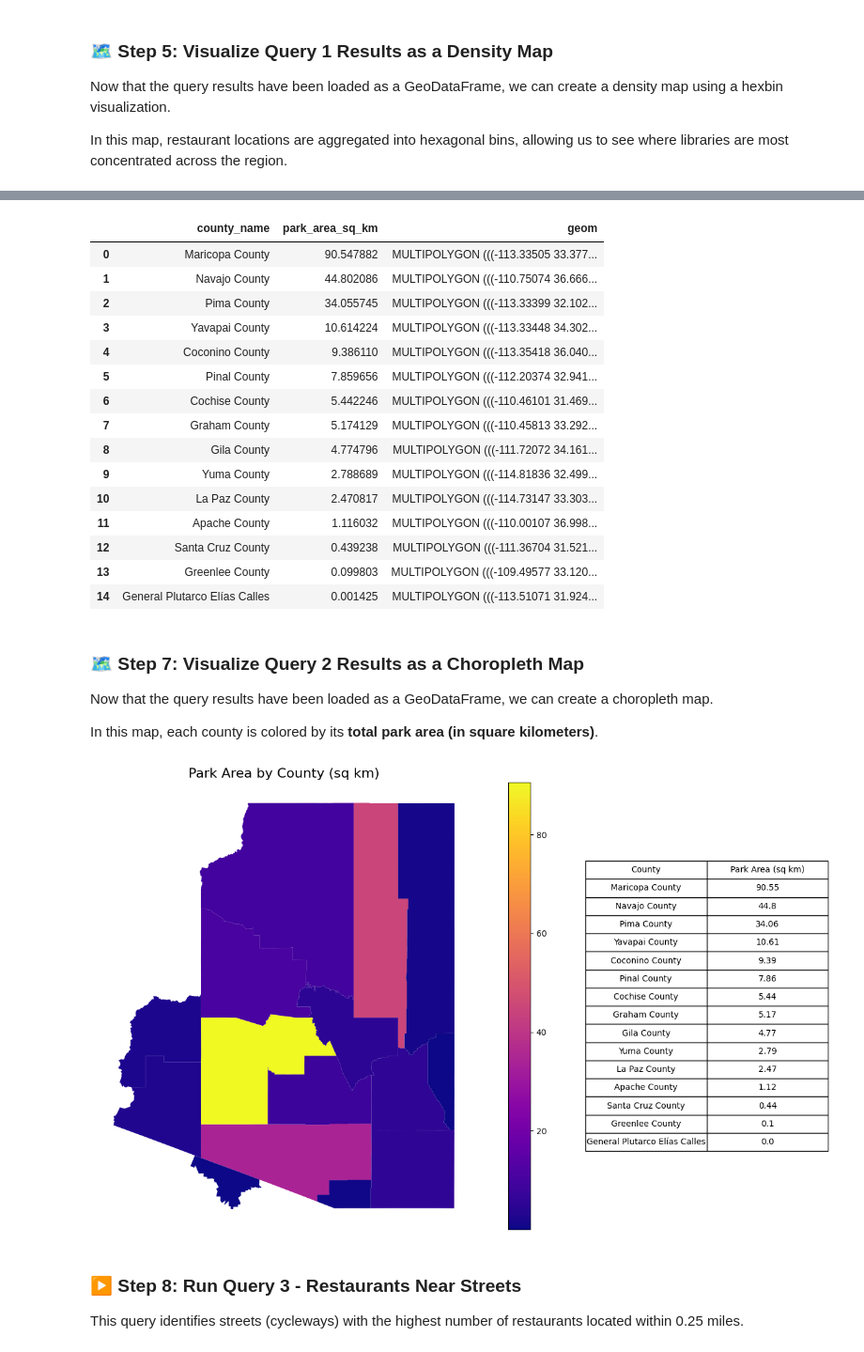
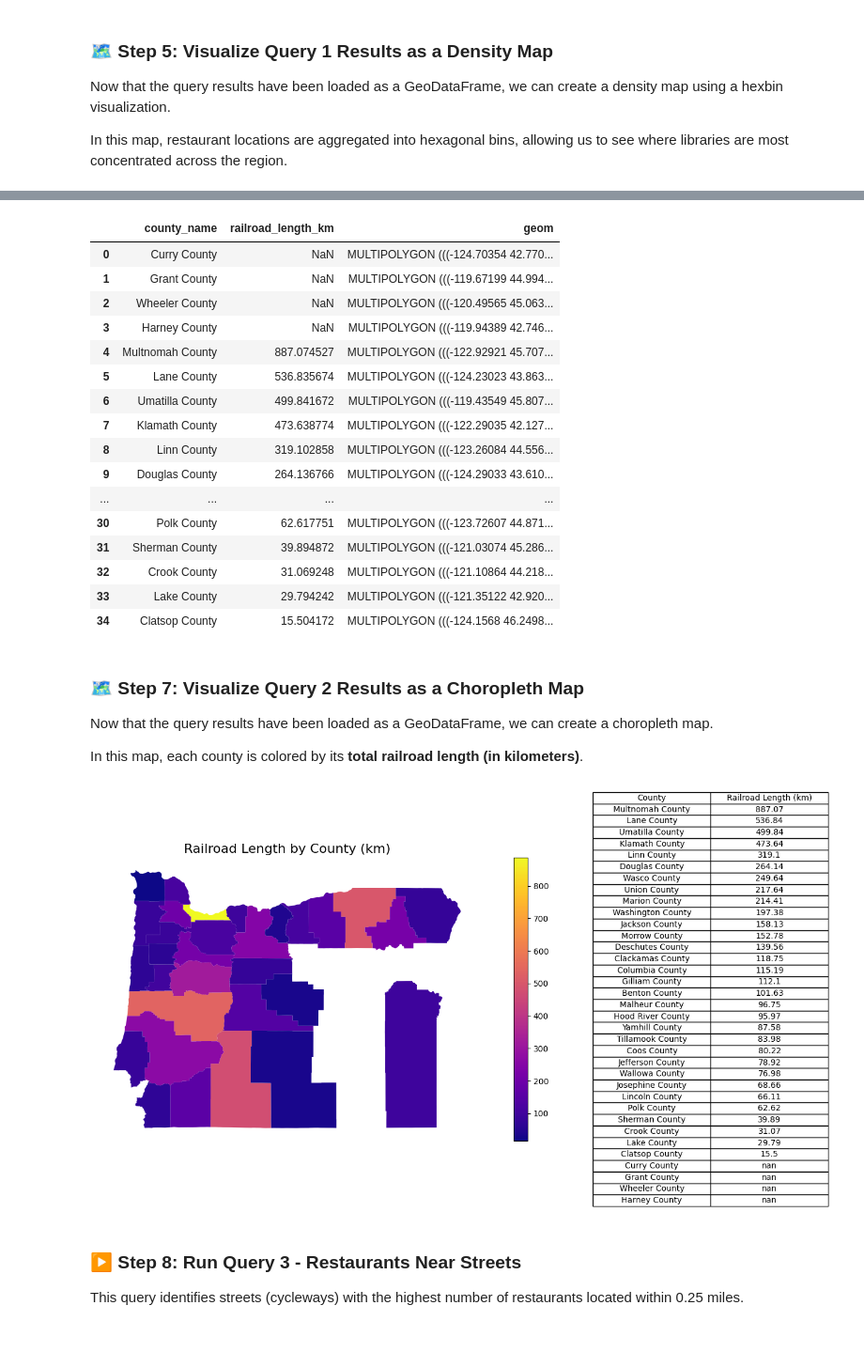
Before and after one commit to sophiarooney/gist604b-osm-postgis-fa26, a Jupyter notebook: notebooks/osm_postgis_queries_oregon.ipynb, the cells around one changed output, grey strips where cells are left out. Shown at 94% size. Saved outputs shown, nothing was run; the diff lists cells and outputs as text; code cells hidden in the pictures.

```diff
--- a/notebooks/osm_postgis_queries_oregon.ipynb
+++ b/notebooks/osm_postgis_queries_oregon.ipynb
@@ -130,7 +114,7 @@ Before running SQL queries, create a connection to the database using SQLAlchemy
 # %%
 # Create a SQLAlchemy engine to connect to the PostGIS database
 engine = create_engine(
-    "postgresql+psycopg2://postgres:postgres@localhost:5432/arizona"
+    "postgresql+psycopg2://postgres:postgres@localhost:5432/oregon"
 )
 print("SQLAlchemy engine created!")
 # %% [output]
@@ -212,5 +187,5 @@ This query calculates the total area of parks in each county in square kilometer
 # %%
-query_2_file = Path("../sql/arizona/02_osm_park_area_by_county.sql")
+query_2_file = Path("../sql/oregon/02_osm_railroad_length_by_county.sql")
 
 # Read SQL query from file
 query_2_sql = query_2_file.read_text(encoding="utf-8")
@@ -224,30 +199,31 @@ except Exception as e:
     print("❌ Query failed:")
     print(e)
 # %% [output]
-|  | county_name | park_area_sq_km | geom |
-| 0 | Maricopa County | 90.547882 | MULTIPOLYGON (((-113.33505 33.377... |
-| 1 | Navajo County | 44.802086 | MULTIPOLYGON (((-110.75074 36.666... |
-| 2 | Pima County | 34.055745 | MULTIPOLYGON (((-113.33399 32.102... |
-| 3 | Yavapai County | 10.614224 | MULTIPOLYGON (((-113.33448 34.302... |
-| 4 | Coconino County | 9.386110 | MULTIPOLYGON (((-113.35418 36.040... |
-| 5 | Pinal County | 7.859656 | MULTIPOLYGON (((-112.20374 32.941... |
-| 6 | Cochise County | 5.442246 | MULTIPOLYGON (((-110.46101 31.469... |
-| 7 | Graham County | 5.174129 | MULTIPOLYGON (((-110.45813 33.292... |
-| 8 | Gila County | 4.774796 | MULTIPOLYGON (((-111.72072 34.161... |
-| 9 | Yuma County | 2.788689 | MULTIPOLYGON (((-114.81836 32.499... |
-| 10 | La Paz County | 2.470817 | MULTIPOLYGON (((-114.73147 33.303... |
-| 11 | Apache County | 1.116032 | MULTIPOLYGON (((-110.00107 36.998... |
-| 12 | Santa Cruz County | 0.439238 | MULTIPOLYGON (((-111.36704 31.521... |
-| 13 | Greenlee County | 0.099803 | MULTIPOLYGON (((-109.49577 33.120... |
-| 14 | General Plutarco Elías Calles | 0.001425 | MULTIPOLYGON (((-113.51071 31.924... |
+|  | county_name | railroad_length_km | geom |
+| 0 | Curry County | NaN | MULTIPOLYGON (((-124.70354 42.770... |
+| 1 | Grant County | NaN | MULTIPOLYGON (((-119.67199 44.994... |
+| 2 | Wheeler County | NaN | MULTIPOLYGON (((-120.49565 45.063... |
+| 3 | Harney County | NaN | MULTIPOLYGON (((-119.94389 42.746... |
+| 4 | Multnomah County | 887.074527 | MULTIPOLYGON (((-122.92921 45.707... |
+| 5 | Lane County | 536.835674 | MULTIPOLYGON (((-124.23023 43.863... |
+| 6 | Umatilla County | 499.841672 | MULTIPOLYGON (((-119.43549 45.807... |
+| 7 | Klamath County | 473.638774 | MULTIPOLYGON (((-122.29035 42.127... |
+| 8 | Linn County | 319.102858 | MULTIPOLYGON (((-123.26084 44.556... |
+| 9 | Douglas County | 264.136766 | MULTIPOLYGON (((-124.29033 43.610... |
+| ... | ... | ... | ... |
+| 30 | Polk County | 62.617751 | MULTIPOLYGON (((-123.72607 44.871... |
+| 31 | Sherman County | 39.894872 | MULTIPOLYGON (((-121.03074 45.286... |
+| 32 | Crook County | 31.069248 | MULTIPOLYGON (((-121.10864 44.218... |
+| 33 | Lake County | 29.794242 | MULTIPOLYGON (((-121.35122 42.920... |
+| 34 | Clatsop County | 15.504172 | MULTIPOLYGON (((-124.1568 46.2498... |
 # %% [markdown]
 ### 🗺️ Step 7: Visualize Query 2 Results as a Choropleth Map
 
 Now that the query results have been loaded as a GeoDataFrame, we can create a choropleth map.
 
-In this map, each county is colored by its **total park area (in square kilometers)**.
+In this map, each county is colored by its **total railroad length (in kilometers)**.
 # %%
-viz_column = "park_area_sq_km"
+viz_column = "railroad_length_km"
 
 # Select columns for the table
 table_df = (
@@ -264,36 +240,36 @@ fig, (ax_map, ax_table) = plt.subplots(
     gridspec_kw={"width_ratios": [3, 1]}
 )
 
 # Map
 query_2_results.plot(
     column=viz_column,
     legend=True,
     ax=ax_map,
     vmin=query_2_results[viz_column].min(),
     vmax=query_2_results[viz_column].max(),
     cmap="plasma"
 )
 
-ax_map.set_title("Park Area by County (sq km)", fontsize=16)
+ax_map.set_title("Railroad Length by County (km)", fontsize=16)
 ax_map.set_axis_off()
 
 # Table
 ax_table.axis("off")
 tbl = ax_table.table(
     cellText=table_df.values,
-    colLabels=["County", "Park Area (sq km)"],
+    colLabels=["County", "Railroad Length (km)"],
     loc="center",
     cellLoc="center"
 )
 
 tbl.auto_set_font_size(False)
 tbl.set_fontsize(10)
 tbl.scale(1, 1.5)
 
 plt.tight_layout()
 plt.show()
 # %% [output]
-[figure, old version]
+[figure, new version]
 # %% [markdown]
 ### ▶️ Step 8: Run Query 3 - Restaurants Near Streets
 
```
Also changed, not shown: parts of 4 cells of this notebook, 1 other file.
